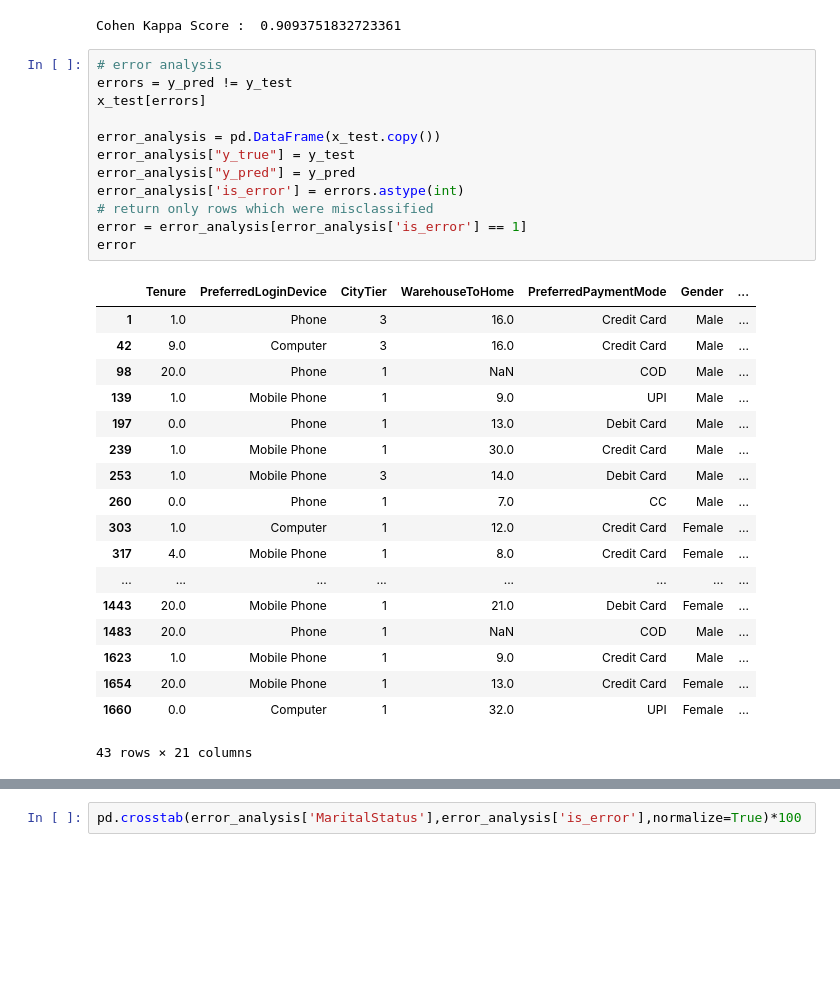
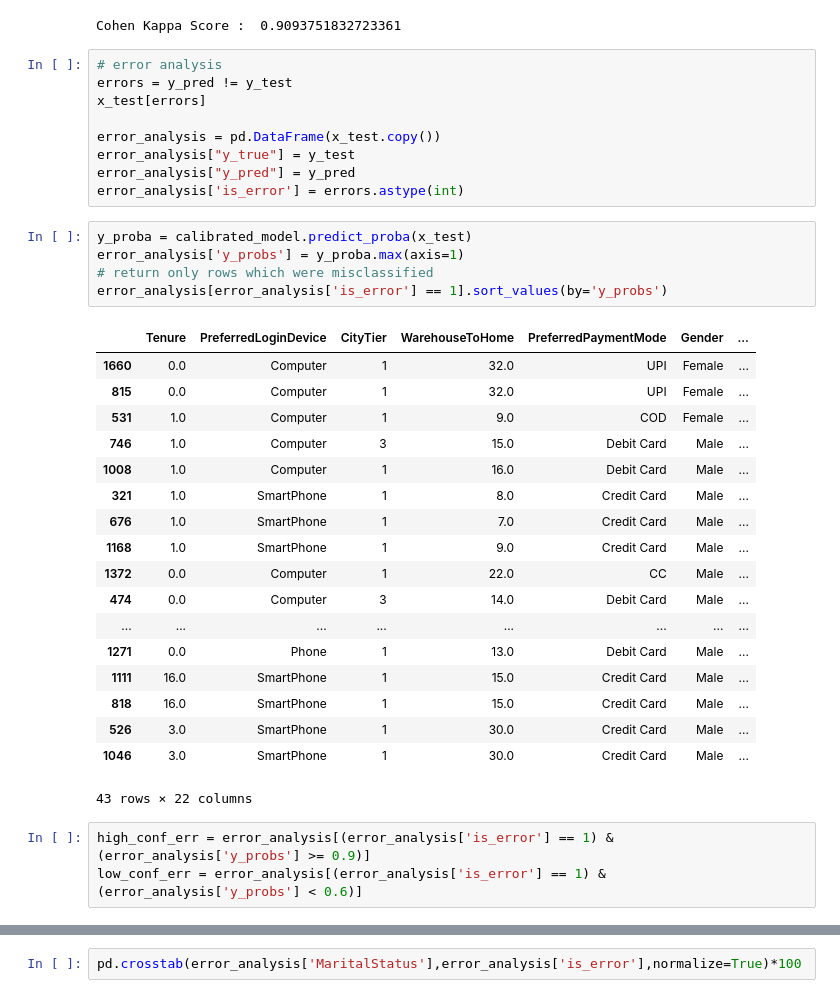
Before and after one commit to Maxwell-Selassie/Churn-Prediction, a Jupyter notebook: model_evaluation.ipynb, the cells around one changed output, grey strips where cells are left out. Cells and saved outputs as stored; diff of their text form; blank space fills up the shorter version.

```diff
--- a/model_evaluation.ipynb
+++ b/model_evaluation.ipynb
@@ -226,25 +251,30 @@ error_analysis = pd.DataFrame(x_test.copy())
 error_analysis["y_true"] = y_test
 error_analysis["y_pred"] = y_pred
 error_analysis['is_error'] = errors.astype(int)
-# return only rows which were misclassified
-error = error_analysis[error_analysis['is_error'] == 1]
-error
-# %% [output]
-|  | Tenure | PreferredLoginDevice | CityTier | WarehouseToHome | PreferredPaymentMode | Gender | ... |
-| 1 | 1.0 | Phone | 3 | 16.0 | Credit Card | Male | ... |
-| 42 | 9.0 | Computer | 3 | 16.0 | Credit Card | Male | ... |
-| 98 | 20.0 | Phone | 1 | NaN | COD | Male | ... |
-| 139 | 1.0 | Mobile Phone | 1 | 9.0 | UPI | Male | ... |
-| 197 | 0.0 | Phone | 1 | 13.0 | Debit Card | Male | ... |
-| 239 | 1.0 | Mobile Phone | 1 | 30.0 | Credit Card | Male | ... |
-| 253 | 1.0 | Mobile Phone | 3 | 14.0 | Debit Card | Male | ... |
-| 260 | 0.0 | Phone | 1 | 7.0 | CC | Male | ... |
-| 303 | 1.0 | Computer | 1 | 12.0 | Credit Card | Female | ... |
-| 317 | 4.0 | Mobile Phone | 1 | 8.0 | Credit Card | Female | ... |
-| ... | ... | ... | ... | ... | ... | ... | ... |
-| 1443 | 20.0 | Mobile Phone | 1 | 21.0 | Debit Card | Female | ... |
-| 1483 | 20.0 | Phone | 1 | NaN | COD | Male | ... |
-| 1623 | 1.0 | Mobile Phone | 1 | 9.0 | Credit Card | Male | ... |
-| 1654 | 20.0 | Mobile Phone | 1 | 13.0 | Credit Card | Female | ... |
-| 1660 | 0.0 | Computer | 1 | 32.0 | UPI | Female | ... |
-43 rows × 21 columns
+# %%
+y_proba = calibrated_model.predict_proba(x_test)
+error_analysis['y_probs'] = y_proba.max(axis=1)
+# return only rows which were misclassified
+error_analysis[error_analysis['is_error'] == 1].sort_values(by='y_probs')
+# %% [output]
+|  | Tenure | PreferredLoginDevice | CityTier | WarehouseToHome | PreferredPaymentMode | Gender | ... |
+| 1660 | 0.0 | Computer | 1 | 32.0 | UPI | Female | ... |
+| 815 | 0.0 | Computer | 1 | 32.0 | UPI | Female | ... |
+| 531 | 1.0 | Computer | 1 | 9.0 | COD | Female | ... |
+| 746 | 1.0 | Computer | 3 | 15.0 | Debit Card | Male | ... |
+| 1008 | 1.0 | Computer | 1 | 16.0 | Debit Card | Male | ... |
+| 321 | 1.0 | SmartPhone | 1 | 8.0 | Credit Card | Male | ... |
+| 676 | 1.0 | SmartPhone | 1 | 7.0 | Credit Card | Male | ... |
+| 1168 | 1.0 | SmartPhone | 1 | 9.0 | Credit Card | Male | ... |
+| 1372 | 0.0 | Computer | 1 | 22.0 | CC | Male | ... |
+| 474 | 0.0 | Computer | 3 | 14.0 | Debit Card | Male | ... |
+| ... | ... | ... | ... | ... | ... | ... | ... |
+| 1271 | 0.0 | Phone | 1 | 13.0 | Debit Card | Male | ... |
+| 1111 | 16.0 | SmartPhone | 1 | 15.0 | Credit Card | Male | ... |
+| 818 | 16.0 | SmartPhone | 1 | 15.0 | Credit Card | Male | ... |
+| 526 | 3.0 | SmartPhone | 1 | 30.0 | Credit Card | Male | ... |
+| 1046 | 3.0 | SmartPhone | 1 | 30.0 | Credit Card | Male | ... |
+43 rows × 22 columns
+# %%
+high_conf_err = error_analysis[(error_analysis['is_error'] == 1) & (error_analysis['y_probs'] >= 0.9)]
+low_conf_err = error_analysis[(error_analysis['is_error'] == 1) & (error_analysis['y_probs'] < 0.6)]
```
Also changed, not shown: parts of 11 cells of this notebook, 4 other files.
